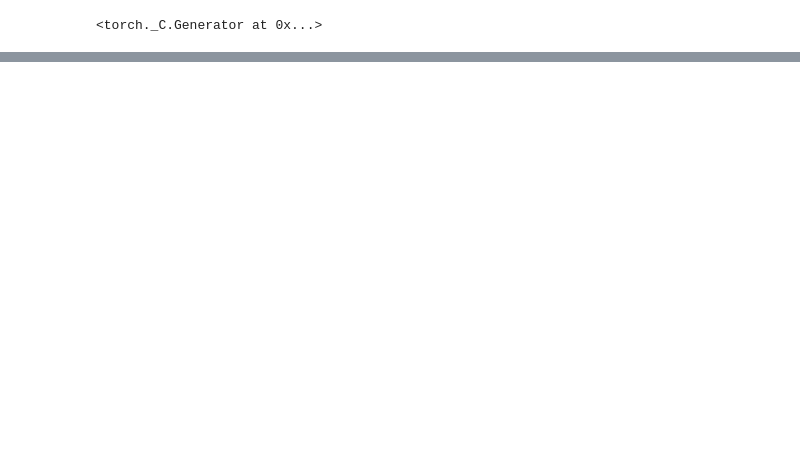
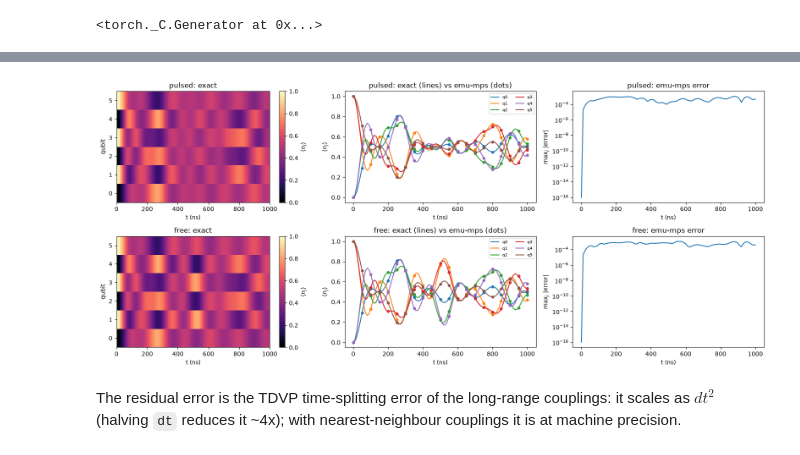
Before and after one commit to Brogis1/emulators, a Jupyter notebook: examples/emu_mps/heisenberg.ipynb, the cells around one changed output, grey strips where cells are left out. Cells and saved outputs as stored; diff of their text form; code cells hidden in the pictures; blank space fills up the shorter version.

```diff
--- a/examples/emu_mps/heisenberg.ipynb
+++ b/examples/emu_mps/heisenberg.ipynb
@@ -205,12 +193,0 @@ max bond dimension = 8
-# %%
-times = np.array(target_times)
-fig, (ax1, ax2) = plt.subplots(1, 2, figsize=(12, 3.5))
-for j in range(n):
-    (line,) = ax1.plot(times, occ_exact[:, j], label=f"q{j}")
-    ax1.plot(times[::5], occ_mps[::5, j], "o", color=line.get_color(), ms=4)
-ax1.set_xlabel("t (ns)"); ax1.set_ylabel(r"$\langle n_j \rangle$")
-ax1.set_title("exact (lines) vs emu-mps (dots)"); ax1.legend(ncol=2, fontsize=8)
-
-ax2.semilogy(times, (occ_mps - occ_exact).abs().max(dim=1).values + 1e-16)
-ax2.set_xlabel("t (ns)"); ax2.set_ylabel(r"max$_j$ |error|"); ax2.set_title("emu-mps error")
-fig.tight_layout()
@@ -288,0 +229,21 @@ final purity Tr(rho^2) = 0.156
+# %%
+fig, axes = plt.subplots(2, 3, figsize=(16, 7))
+for row, name in zip(axes, seq_data):
+    times = np.array(seq_data[name].target_times)
+    im = row[0].imshow(exact[name].T, aspect="auto", origin="lower", extent=(0, T, -0.5, n - 0.5),
+                       cmap="magma", vmin=0, vmax=1)
+    fig.colorbar(im, ax=row[0], label=r"$\langle n_j \rangle$")
+    row[0].set_title(f"{name}: exact"); row[0].set_xlabel("t (ns)"); row[0].set_ylabel("qubit")
+    for j in range(n):
+        (line,) = row[1].plot(times, exact[name][:, j], label=f"q{j}")
+        row[1].plot(times[::5], mps_occ[name][::5, j], "o", color=line.get_color(), ms=4)
+    row[1].set_title(f"{name}: exact (lines) vs emu-mps (dots)")
+    row[1].set_xlabel("t (ns)"); row[1].set_ylabel(r"$\langle n_j \rangle$"); row[1].legend(ncol=2, fontsize=7)
+    row[2].semilogy(times, (mps_occ[name] - exact[name]).abs().max(dim=1).values + 1e-16)
+    row[2].set_title(f"{name}: emu-mps error"); row[2].set_xlabel("t (ns)"); row[2].set_ylabel(r"max$_j$ |error|")
+fig.tight_layout()
+# %% [output]
+[figure, added]
+# %% [markdown]
+The residual error is the TDVP time-splitting error of the long-range couplings: it scales as $dt^2$
+(halving `dt` reduces it ~4x); with nearest-neighbour couplings it is at machine precision.
```
Also changed, not shown: parts of 24 cells of this notebook.
